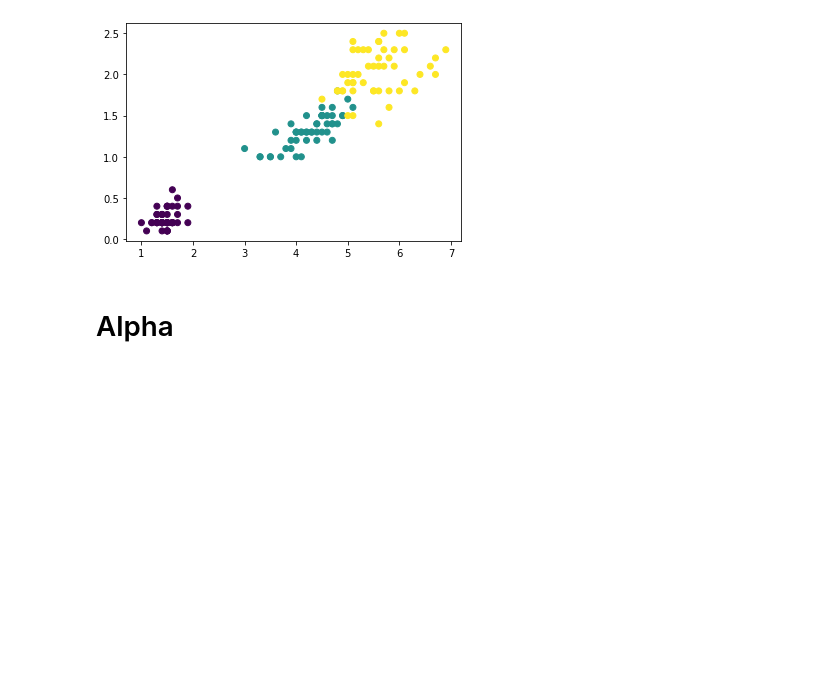
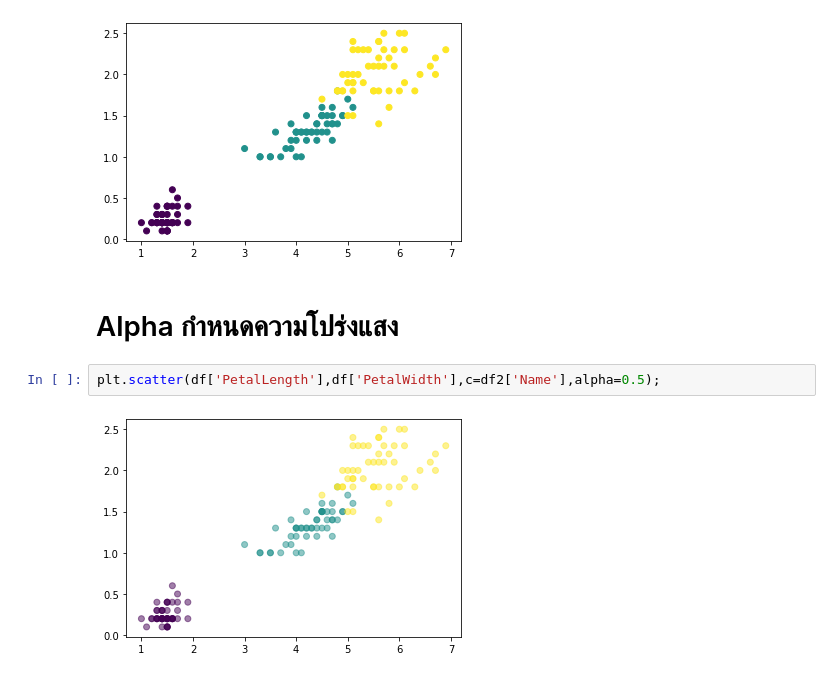
Before and after one commit to MeenTers/data_viz, a Jupyter notebook: Visualize_Data_Distribution(02).ipynb, the cells around one changed output. Saved outputs shown, nothing was run; the diff lists cells and outputs as text; blank space fills up the shorter version.

```diff
--- a/Visualize_Data_Distribution(02).ipynb
+++ b/Visualize_Data_Distribution(02).ipynb
@@ -51,4 +51,8 @@ plt.scatter(df['PetalLength'],df['PetalWidth'],c=df2['Name']);
 # %% [output]
 [figure]
 # %% [markdown]
-# Alpha
+# Alpha กำหนดความโปร่งแสง
+# %%
+plt.scatter(df['PetalLength'],df['PetalWidth'],c=df2['Name'],alpha=0.5);
+# %% [output]
+[figure, added]
```
Also changed, not shown: parts of 6 cells of this notebook.
